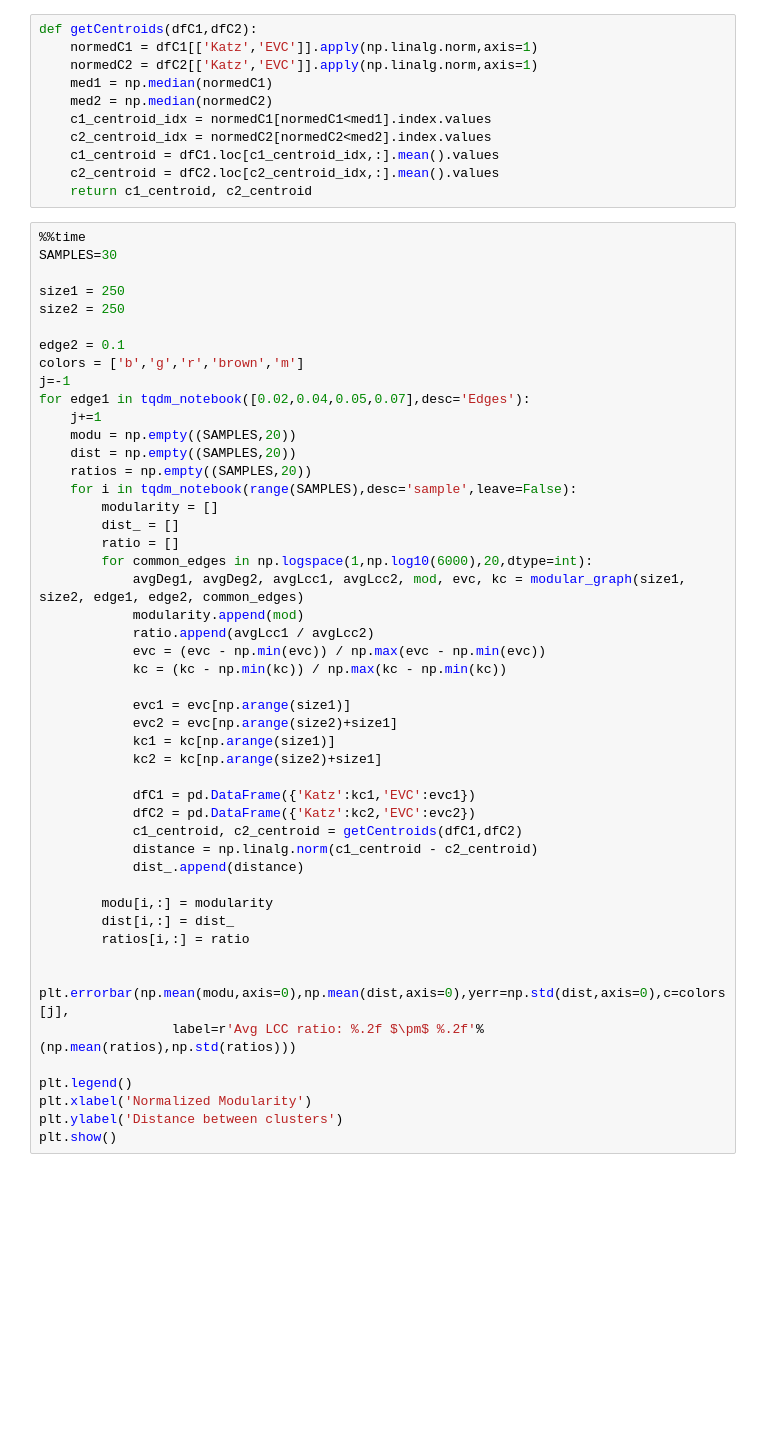
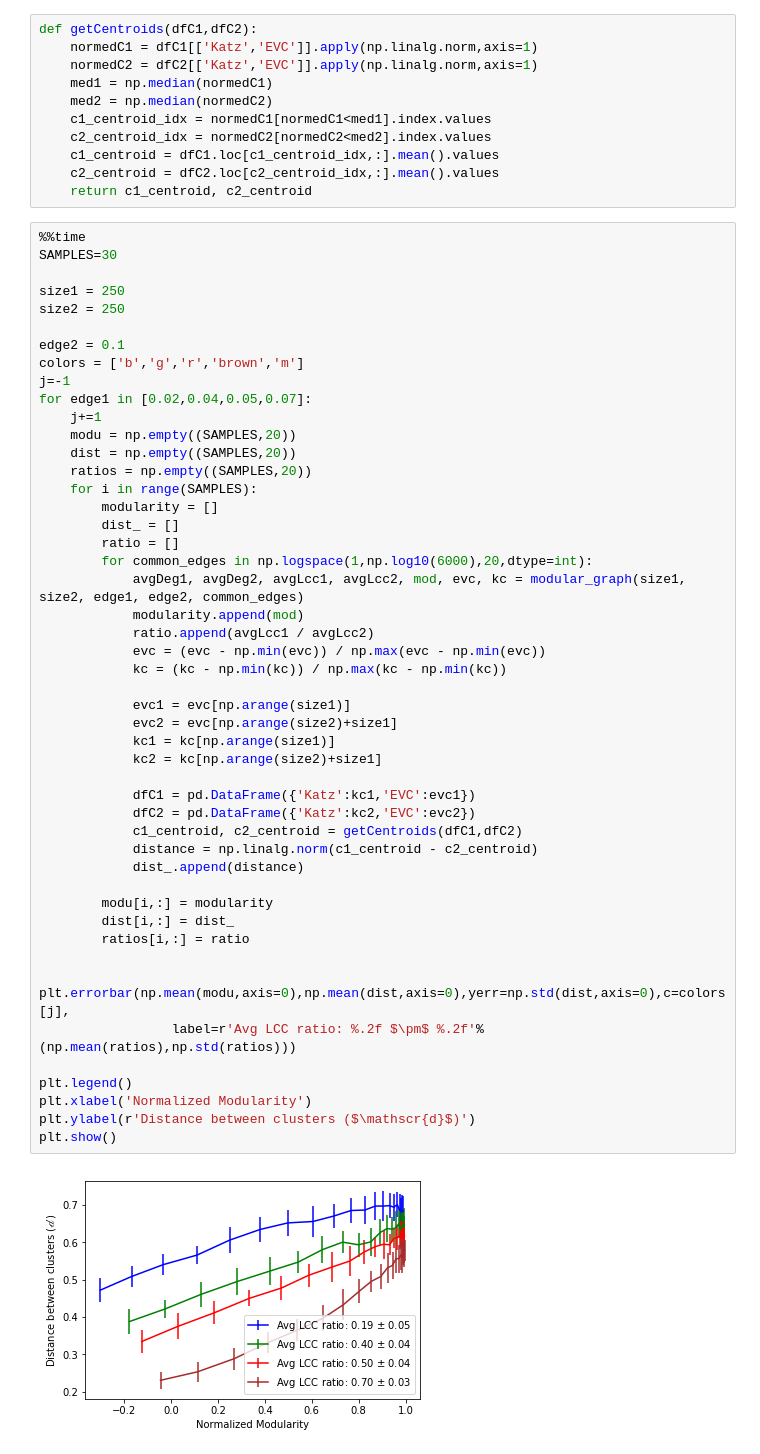
Before and after one commit to markditsworth/ModularityStudy, a Jupyter notebook: KEV_er.ipynb, the cells around one changed output. Saved outputs shown, nothing was run; the diff lists cells and outputs as text; blank space fills up the shorter version.

```diff
--- a/KEV_er.ipynb
+++ b/KEV_er.ipynb
@@ -262,42 +256,43 @@ size2 = 250
 edge2 = 0.1
 colors = ['b','g','r','brown','m']
 j=-1
-for edge1 in tqdm_notebook([0.02,0.04,0.05,0.07],desc='Edges'):
+for edge1 in [0.02,0.04,0.05,0.07]:
     j+=1
     modu = np.empty((SAMPLES,20))
     dist = np.empty((SAMPLES,20))
     ratios = np.empty((SAMPLES,20))
-    for i in tqdm_notebook(range(SAMPLES),desc='sample',leave=False):
+    for i in range(SAMPLES):
         modularity = []
         dist_ = []
         ratio = []
         for common_edges in np.logspace(1,np.log10(6000),20,dtype=int):
             avgDeg1, avgDeg2, avgLcc1, avgLcc2, mod, evc, kc = modular_graph(size1, size2, edge1, edge2, common_edges)
             modularity.append(mod)
             ratio.append(avgLcc1 / avgLcc2)
             evc = (evc - np.min(evc)) / np.max(evc - np.min(evc))
             kc = (kc - np.min(kc)) / np.max(kc - np.min(kc))
 
             evc1 = evc[np.arange(size1)]
             evc2 = evc[np.arange(size2)+size1]
             kc1 = kc[np.arange(size1)]
             kc2 = kc[np.arange(size2)+size1]
 
             dfC1 = pd.DataFrame({'Katz':kc1,'EVC':evc1})
             dfC2 = pd.DataFrame({'Katz':kc2,'EVC':evc2})
             c1_centroid, c2_centroid = getCentroids(dfC1,dfC2)
             distance = np.linalg.norm(c1_centroid - c2_centroid)
             dist_.append(distance)
 
         modu[i,:] = modularity
         dist[i,:] = dist_
         ratios[i,:] = ratio
 
     plt.errorbar(np.mean(modu,axis=0),np.mean(dist,axis=0),yerr=np.std(dist,axis=0),c=colors[j],
                  label=r'Avg LCC ratio: %.2f $\pm$ %.2f'%(np.mean(ratios),np.std(ratios)))
 
 plt.legend()
 plt.xlabel('Normalized Modularity')
-plt.ylabel('Distance between clusters')
+plt.ylabel(r'Distance between clusters ($\mathscr{d}$)')
 plt.show()
 # %% [output]
+[figure, new version]
```
Also changed, not shown: parts of 3 cells of this notebook, 5 other files.
